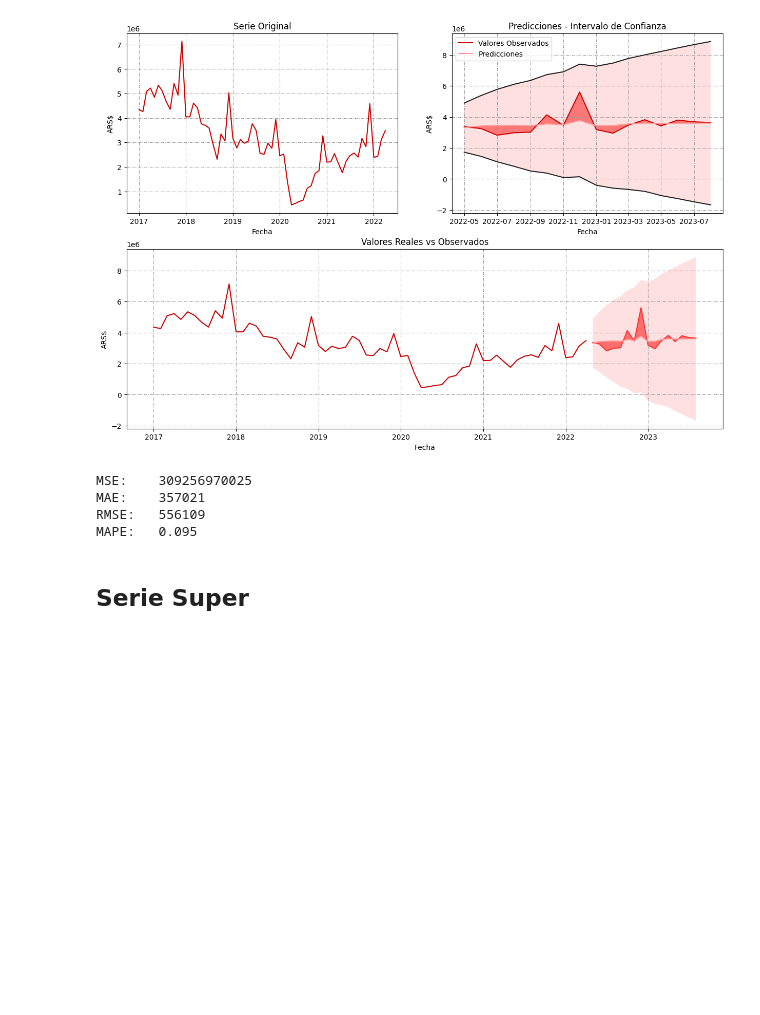
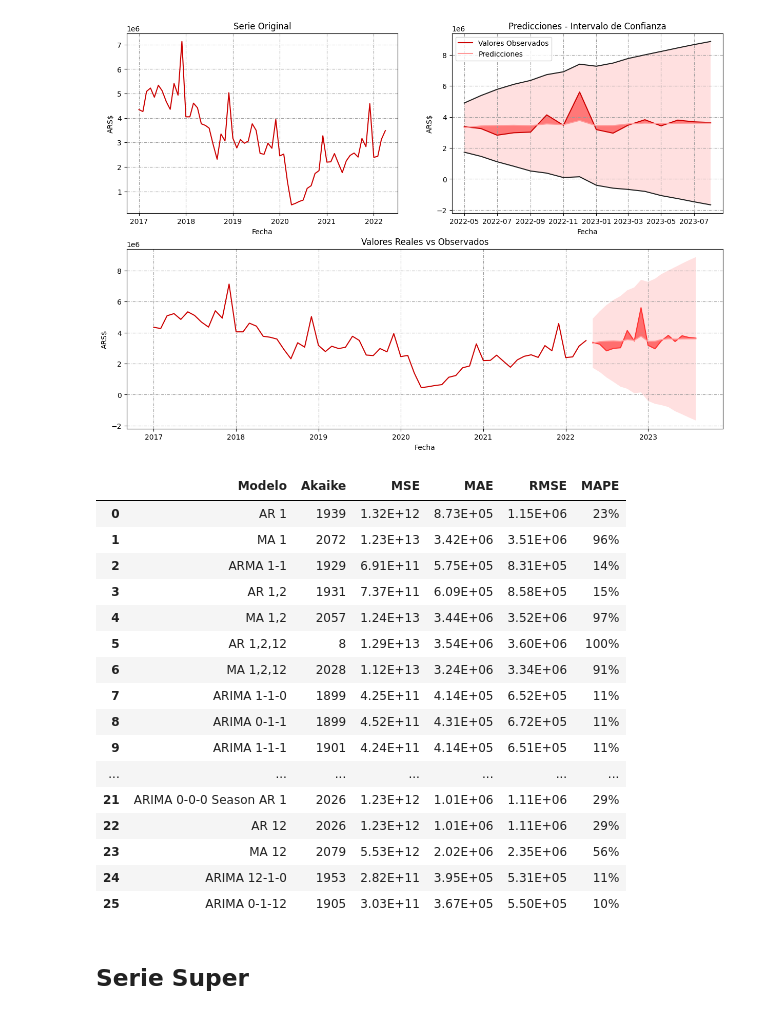
Before and after one commit to waldof86/AST, a Jupyter notebook: TP1/TP1 v4.ipynb, the cells around one changed output. Cells and saved outputs as stored; diff of their text form; code cells hidden in the pictures; blank space fills up the shorter version.

```diff
--- a/TP1/TP1 v4.ipynb
+++ b/TP1/TP1 v4.ipynb
@@ -237,6 +237,15 @@ def kpss_test(series, **kw):
         print(f"{statistic:.4f}\t\t{p_value:.4f}\t\t{n_lags}\t\t{'No' if p_value < 0.05 else 'Si'}\t\t{ndiffs(series, test='kpss')}\t{param} - {params.get(param)}")
     print("_".center(120, '_'))
 #kpss_test(df.ventas_ajustado)
+# %%
+def medidas_error(serie_test, serie_pred):
+    MSE = mean_squared_error(serie_test, serie_pred)
+    MAE = mean_absolute_error(serie_test, serie_pred)
+    RMSE = np.sqrt(mean_squared_error(serie_test, serie_pred))
+    MAPE = np.mean(abs((serie_test-serie_pred)/serie_test))
+
+    return MSE, MAE, RMSE, MAPE
+#evaluar_metricas(test[:16], predicciones_sarima.predicted_mean )
 # %%
 def evaluar_metricas(serie_test, serie_pred):
     print(f'MSE:\t{mean_squared_error(serie_test, serie_pred):.0f}')
@@ -260,6 +269,36 @@ def grangers_causation_matrix(data, variables, maxlag, testgr='ssr_chi2test', ve
     return df
 
 #grangers_causation_matrix(train2, variables = train2.columns, maxlag=5, verbose=False)
+# %%
+def highlight_min(s):
+    is_min = s == s.min()
+    return [f'background-color: green' if v else '' for v in is_min]
+# %%
+def calcular_errores(test_serie, modelos_alt_nombres, modelos_alt, per = 16):
+    df_errores = pd.DataFrame()
+    df_errores['Modelo'] = modelos_alt_nombres
+    df_errores['Akaike'] = [m.aic for m in modelos_alt]
+
+    i, MSE, MAE, RMSE, MAPE = 0, [], [], [], []
+    for m in modelos_alt:
+        pred_m = m.get_forecast(per)
+        m_MSE, m_MAE, m_RMSE, m_MAPE = medidas_error(test_serie[:per], pred_m.predicted_mean )
+        MSE = np.append(MSE, m_MSE)
+        MAE = np.append(MAE, m_MAE)
+        RMSE = np.append(RMSE, m_RMSE)
+        MAPE = np.append(MAPE, m_MAPE)
+
+    df_errores['MSE'] = MSE
+    df_errores['MAE'] = MAE
+    df_errores['RMSE'] = RMSE
+    df_errores['MAPE'] = MAPE
+
+    df_errores.style.apply(highlight_min, subset=['Akaike', 'MSE', 'MAE','RMSE','MAPE'])\
+        .format({'Akaike': "{:.0f}",'MSE': "{:.2E}",'MAE': "{:.2E}",'RMSE': "{:.2E}",'MAPE': "{:.0%}"})
+
+    return df_errores
+
+#df_err = calcular_errores(test, modelos_alt_nombres, modelos_alt, 10)
 # %% [markdown]
 ## Importacion y Trabajo de Datos
 # %%
@@ -658,13 +701,28 @@ predicciones_sarima = modelo_sarima.get_forecast(16)
 graficar_pred(train, test[:16], predicciones_sarima.predicted_mean, predicciones_sarima.conf_int(), color = tema)
 # %% [output]
 [figure]
-# %%
-evaluar_metricas(test[:16], predicciones_sarima.predicted_mean )
-# %% [output]
-MSE:    309256970025
-MAE:    357021
-RMSE:   556109
-MAPE:   0.095
+# %%
+df_err = calcular_errores(test, modelos_alt_nombres, modelos_alt, 16)
+df_err.style.apply(highlight_min, subset=['Akaike', 'MSE', 'MAE','RMSE','MAPE'])\
+    .format({'Akaike': "{:.0f}",'MSE': "{:.2E}",'MAE': "{:.2E}",'RMSE': "{:.2E}",'MAPE': "{:.0%}"})
+# %% [output]
+|  | Modelo | Akaike | MSE | MAE | RMSE | MAPE |
+| 0 | AR 1 | 1939 | 1.32E+12 | 8.73E+05 | 1.15E+06 | 23% |
+| 1 | MA 1 | 2072 | 1.23E+13 | 3.42E+06 | 3.51E+06 | 96% |
+| 2 | ARMA 1-1 | 1929 | 6.91E+11 | 5.75E+05 | 8.31E+05 | 14% |
+| 3 | AR 1,2 | 1931 | 7.37E+11 | 6.09E+05 | 8.58E+05 | 15% |
+| 4 | MA 1,2 | 2057 | 1.24E+13 | 3.44E+06 | 3.52E+06 | 97% |
+| 5 | AR 1,2,12 | 8 | 1.29E+13 | 3.54E+06 | 3.60E+06 | 100% |
+| 6 | MA 1,2,12 | 2028 | 1.12E+13 | 3.24E+06 | 3.34E+06 | 91% |
+| 7 | ARIMA 1-1-0 | 1899 | 4.25E+11 | 4.14E+05 | 6.52E+05 | 11% |
+| 8 | ARIMA 0-1-1 | 1899 | 4.52E+11 | 4.31E+05 | 6.72E+05 | 11% |
+| 9 | ARIMA 1-1-1 | 1901 | 4.24E+11 | 4.14E+05 | 6.51E+05 | 11% |
+| ... | ... | ... | ... | ... | ... | ... |
+| 21 | ARIMA 0-0-0 Season AR 1 | 2026 | 1.23E+12 | 1.01E+06 | 1.11E+06 | 29% |
+| 22 | AR 12 | 2026 | 1.23E+12 | 1.01E+06 | 1.11E+06 | 29% |
+| 23 | MA 12 | 2079 | 5.53E+12 | 2.02E+06 | 2.35E+06 | 56% |
+| 24 | ARIMA 12-1-0 | 1953 | 2.82E+11 | 3.95E+05 | 5.31E+05 | 11% |
+| 25 | ARIMA 0-1-12 | 1905 | 3.03E+11 | 3.67E+05 | 5.50E+05 | 10% |
 # %% [markdown]
 ## Serie Super
 # %% [markdown]
```
Also changed, not shown: parts of 25 cells of this notebook.
